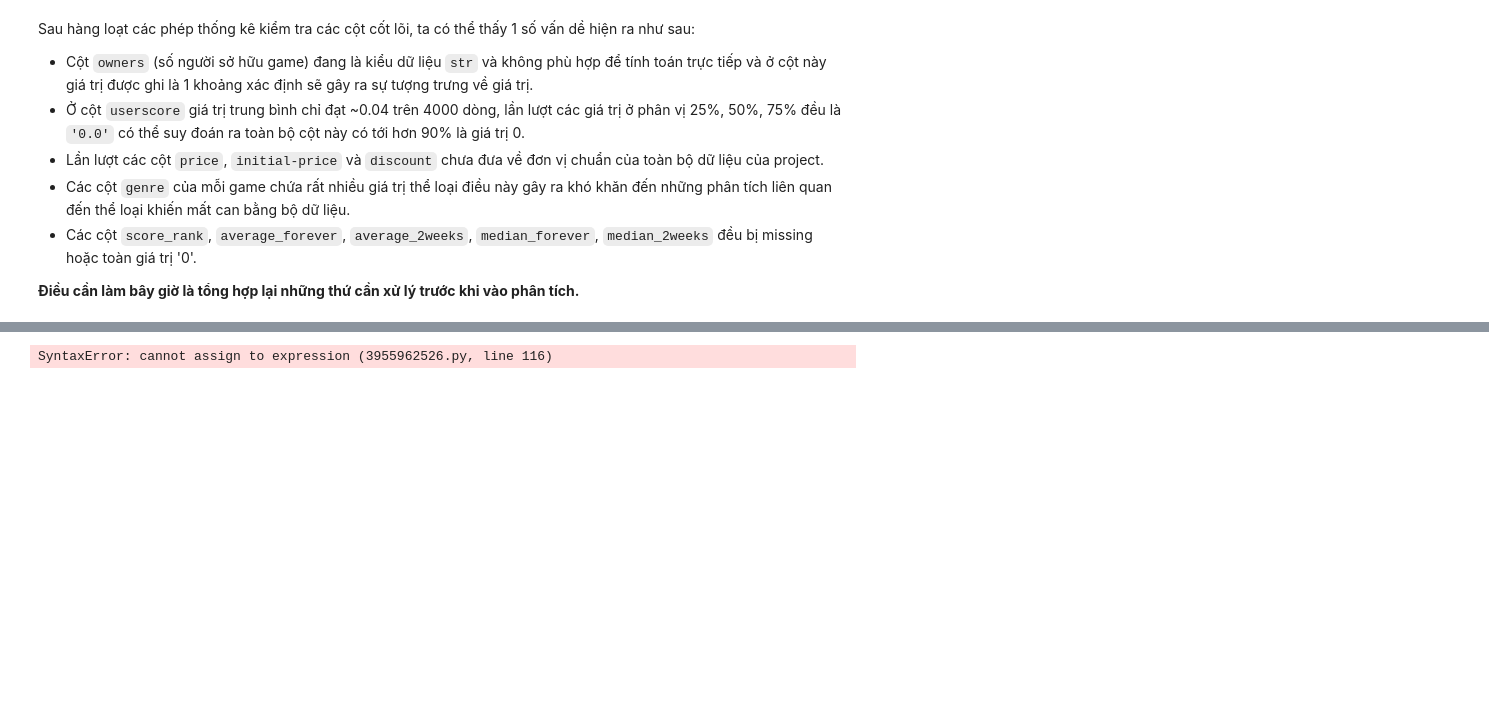
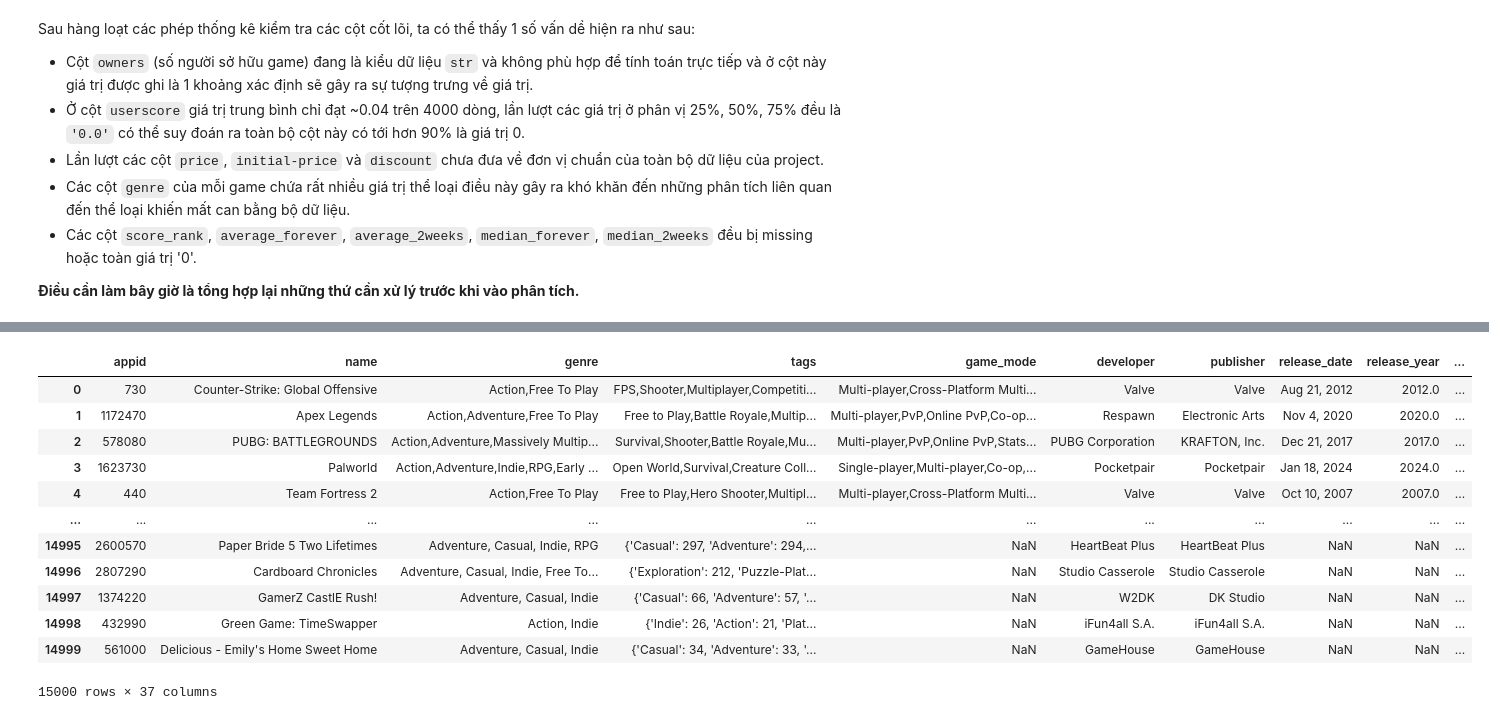
Before and after one commit to hoangle040706/Gaming-Market-Industry-Analytics, a Jupyter notebook: notebooks/etl/01_etl_pc.ipynb, the cells around one changed output, grey strips where cells are left out. Drawn from its saved outputs; the diff is of its cells as text; code cells hidden in the pictures; blank space fills up the shorter version.

```diff
--- a/notebooks/etl/01_etl_pc.ipynb
+++ b/notebooks/etl/01_etl_pc.ipynb
@@ -227,39 +226,51 @@ def map_genre(value):
       raw_genres = [
         genre.strip()
         for genre in str(value).split(",")
       ]
 
       mapped_genres = {
             genre_mapping[genre]
             for genre in raw_genres
             if genre in genre_mapping
       }
 
       # Chọn genre theo thứ tự ưu tiên
       for genre in genre_priority:
             if genre in mapped_genres:
                   return genre
 
       return "Other"
 df['Genre'] = df['genre'].apply(map_genre)
 
-genre_iap = pd.read_csv(IAP_PATH)
-genre_volume = df.groupby('Genre')['Volume_Units'].sum()
-genre_iap_lookup = genre_iap.set_index('Genre')['Steam_Revenue_2025_USD_Billion'] * 1e9
-pc_iap_arpu = (genre_iap_lookup / genre_volume).replace([np.inf, -np.inf], np.nan)
+genre_iap = pd.read_csv(ARPU_PATH)
+pc_iap_arpu = genre_iap.set_index("Genre")['Revenue_per_Download_PC_Steam'].to_dict()
+df['PC_IAP_ARPU'] = df["Genre"].map(pc_iap_arpu).fillna(0)
+
 df['IAP_Revenue_USD'] = (df['Volume_Units'] * df['PC_IAP_ARPU'].fillna(0))
 df['Paid_Revenue_USD'] = df['Volume_Units'] * df['price_usd']
 
 # Tinh doanh thu cuoi cung, cac game o tuc la Free to play
-df['Harmonized_Revenue_USD'] = df['IAP_Revenue_USD'] + df['Paid_Revenue_USD'] = df['Volume_Units'] * df['price_usd']
-
+df['Estimated_Revenue_USD'] = df['IAP_Revenue_USD'] + df['Paid_Revenue_USD']
 df["Game_Title"] = df['name'].fillna('Unknow').astype(str).str.strip()
 df["publisher"] = df['publisher'].fillna('Unknow').astype(str).str.strip()
 df["developer"] = df['developer'].fillna('Unknow').astype(str).str.strip()
 df['Platform_Category'] = 'PC'
 df['Is_CrossPlatform'] = False
 df['ccu'] = df['ccu'].fillna(0).astype(int)
+df
 # %% [output]
+|  | appid | name | genre | tags | game_mode | developer | publisher | release_date | release_year | ... |
+| 0 | 730 | Counter-Strike: Global Offensive | Action,Free To Play | FPS,Shooter,Multiplayer,Competiti... | Multi-player,Cross-Platform Multi... | Valve | Valve | Aug 21, 2012 | 2012.0 | ... |
+| 1 | 1172470 | Apex Legends | Action,Adventure,Free To Play | Free to Play,Battle Royale,Multip... | Multi-player,PvP,Online PvP,Co-op... | Respawn | Electronic Arts | Nov 4, 2020 | 2020.0 | ... |
+| 2 | 578080 | PUBG: BATTLEGROUNDS | Action,Adventure,Massively Multip... | Survival,Shooter,Battle Royale,Mu... | Multi-player,PvP,Online PvP,Stats... | PUBG Corporation | KRAFTON, Inc. | Dec 21, 2017 | 2017.0 | ... |
+| 3 | 1623730 | Palworld | Action,Adventure,Indie,RPG,Early ... | Open World,Survival,Creature Coll... | Single-player,Multi-player,Co-op,... | Pocketpair | Pocketpair | Jan 18, 2024 | 2024.0 | ... |
+| 4 | 440 | Team Fortress 2 | Action,Free To Play | Free to Play,Hero Shooter,Multipl... | Multi-player,Cross-Platform Multi... | Valve | Valve | Oct 10, 2007 | 2007.0 | ... |
+| ... | ... | ... | ... | ... | ... | ... | ... | ... | ... | ... |
+| 14995 | 2600570 | Paper Bride 5 Two Lifetimes | Adventure, Casual, Indie, RPG | {'Casual': 297, 'Adventure': 294,... | NaN | HeartBeat Plus | HeartBeat Plus | NaN | NaN | ... |
+| 14996 | 2807290 | Cardboard Chronicles | Adventure, Casual, Indie, Free To... | {'Exploration': 212, 'Puzzle-Plat... | NaN | Studio Casserole | Studio Casserole | NaN | NaN | ... |
+| 14997 | 1374220 | GamerZ CastlE Rush! | Adventure, Casual, Indie | {'Casual': 66, 'Adventure': 57, '... | NaN | W2DK | DK Studio | NaN | NaN | ... |
+| 14998 | 432990 | Green Game: TimeSwapper | Action, Indie | {'Indie': 26, 'Action': 21, 'Plat... | NaN | iFun4all S.A. | iFun4all S.A. | NaN | NaN | ... |
+| 14999 | 561000 | Delicious - Emily's Home Sweet Home | Adventure, Casual, Indie | {'Casual': 34, 'Adventure': 33, '... | NaN | GameHouse | GameHouse | NaN | NaN | ... |
-SyntaxError: cannot assign to expression (3955962526.py, line 116)
+15000 rows × 37 columns
 # %%
 cols = ['Game_Title','Platform_Category','Genre',
```
Also changed, not shown: parts of 5 cells of this notebook, 14 other files.
